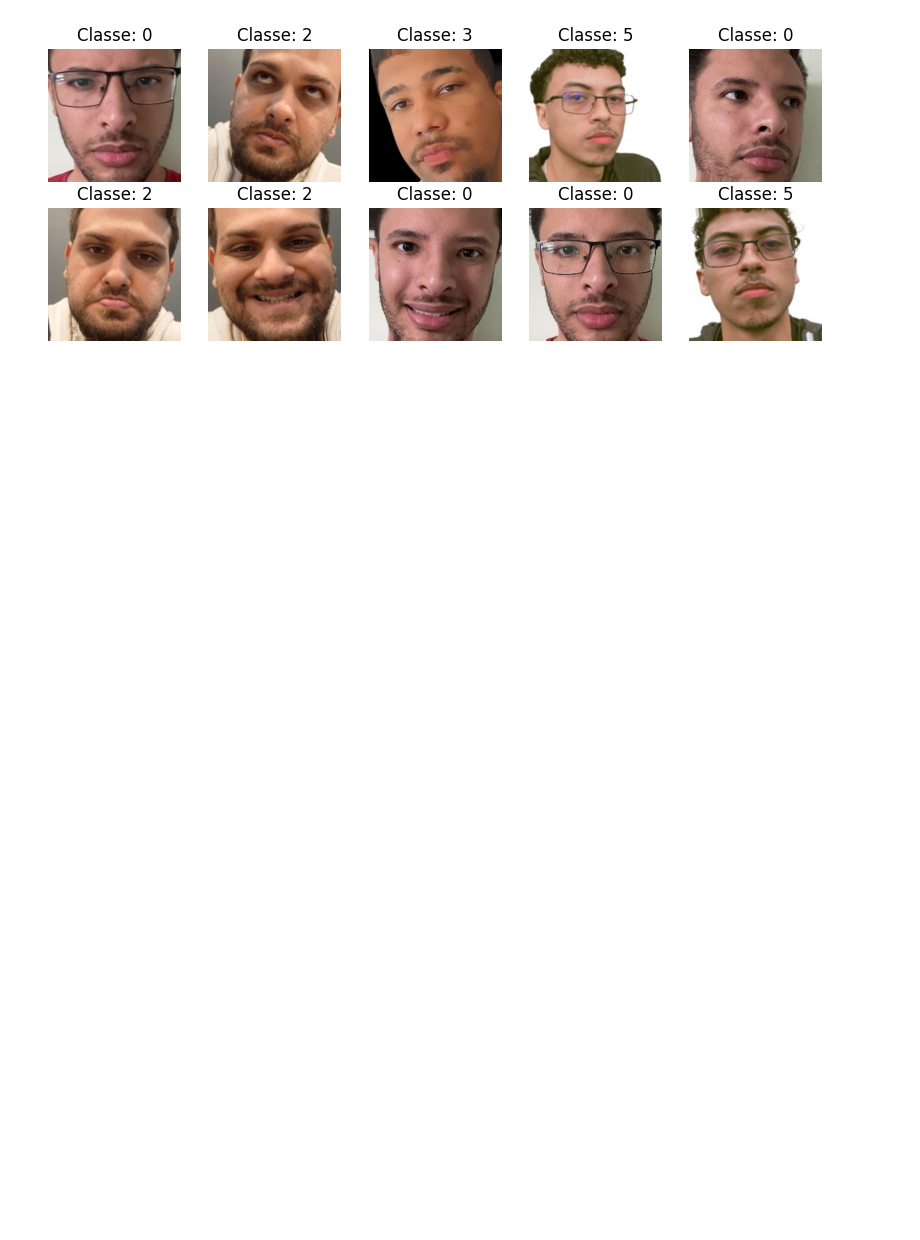
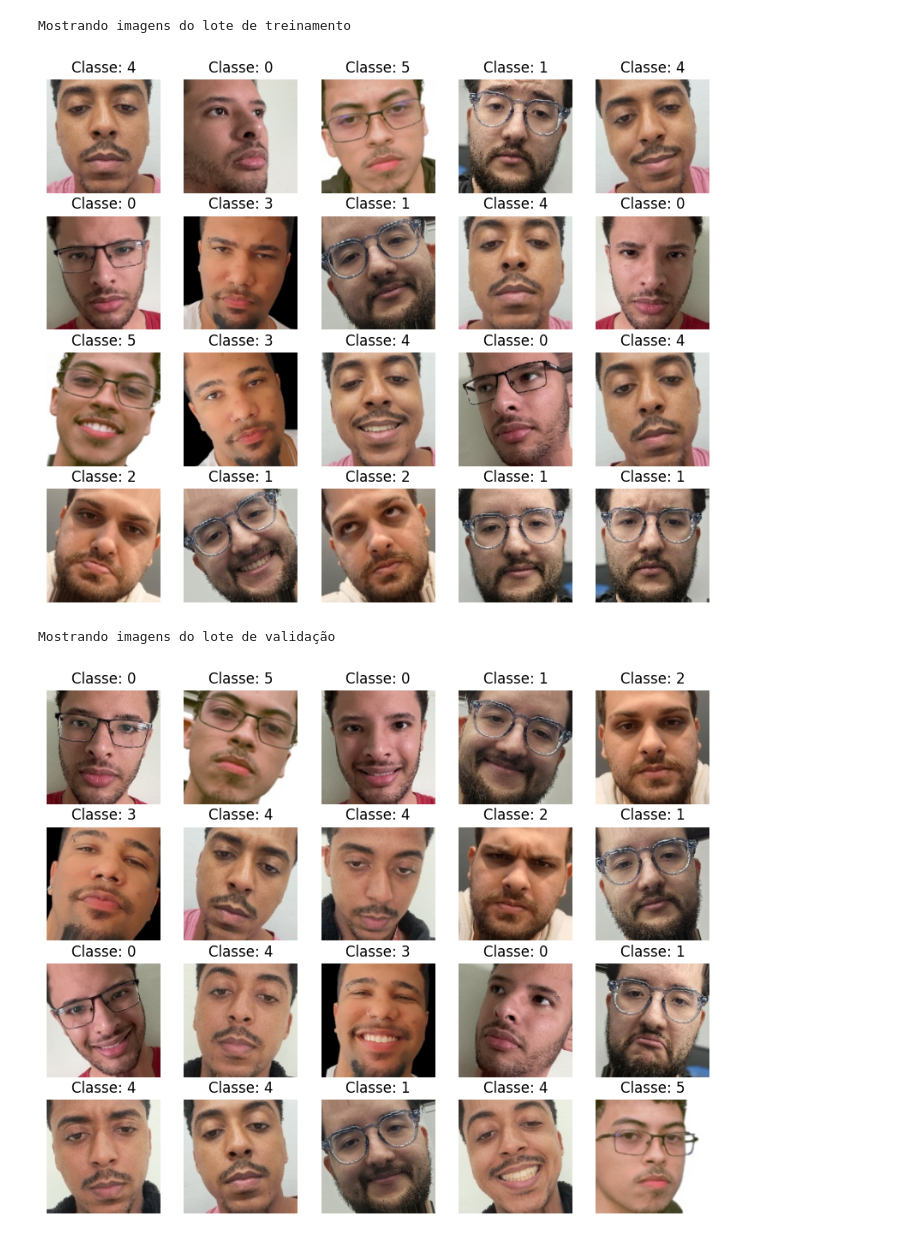
Before and after one commit to vinibodruch/face-identifier, a Jupyter notebook: deteccao-face.ipynb, the cells around one changed output. Cells and saved outputs as stored; diff of their text form; code cells hidden in the pictures; blank space fills up the shorter version.

```diff
--- a/deteccao-face.ipynb
+++ b/deteccao-face.ipynb
@@ -62,9 +51,9 @@ I0000 00:00:1731806044.598861  161726 cuda_executor.cc:1015] successful NUMA nod
 # Caminhos e parâmetros
 data_dir = './faces'  # Pasta com os dados de treino
 output_dir = './faces_detectadas'
-img_width, img_height = 200, 200
-padding = 40
-batch_size = 10
+img_width, img_height = 150, 150
+padding = 0
+batch_size = 20
 
 # Cria o diretório de saída se não existir
 if not os.path.exists(output_dir):
@@ -140,7 +211,7 @@ datagen_faces = ImageDataGenerator(
     rescale=1.0/255.0,
     rotation_range=20,
     horizontal_flip=True,
-    validation_split=0.2
+    validation_split=0.5
 )
 
 train_generator_faces = datagen_faces.flow_from_directory(
@@ -172,16 +243,29 @@ Número de imagens de validação:  4
 # %%
 import matplotlib.pyplot as plt
 
 # Carrega um lote de imagens do gerador de treinamento
-images, labels = next(train_generator_faces)
+images_train, labels_train = next(train_generator_faces)
+images_validation, labels_validation = next(validation_generator_faces)
 
-# Mostra as primeiras imagens e seus labels
-plt.figure(figsize=(10, 10))
-for i in range(batch_size):
-    plt.subplot(5, 5, i+1)
-    plt.imshow(images[i])
-    plt.title(f"Classe: {labels[i].argmax()}")
-    plt.axis('off')
-plt.show()
+# Função para plotar as imagens e rótulos
+def plot_images(images, labels, batch_size):
+    plt.figure(figsize=(10, 10))
+    for i in range(batch_size):
+        plt.subplot(5, 5, i+1)
+        plt.imshow(images[i])
+        plt.title(f"Classe: {labels[i].argmax()}")
+        plt.axis('off')
+    plt.show()
+
+# Exibe as imagens de treino
+print("Mostrando imagens do lote de treinamento")
+plot_images(images_train, labels_train, batch_size)
+
+# Exibe as imagens de validação
+print("Mostrando imagens do lote de validação")
+plot_images(images_validation, labels_validation, batch_size)
 # %% [output]
+Mostrando imagens do lote de treinamento
-[figure, old version]
+[figure, new version]
+Mostrando imagens do lote de validação
+[figure, added]
```
Also changed, not shown: parts of 12 cells of this notebook, 3 other files.
